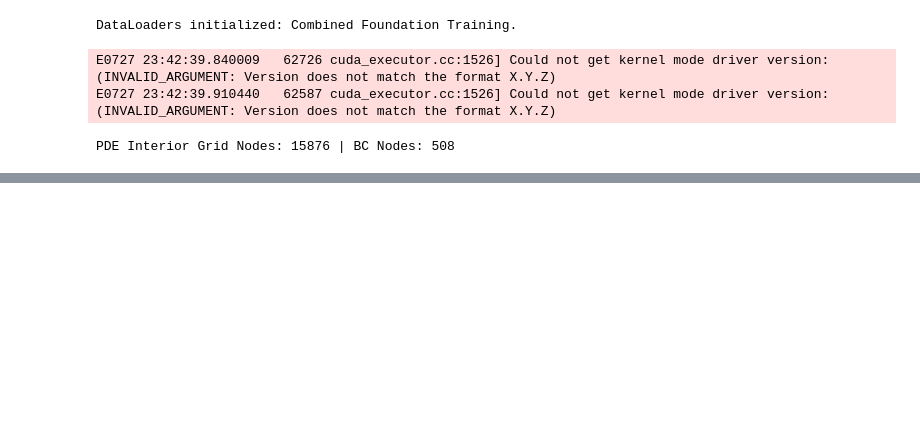
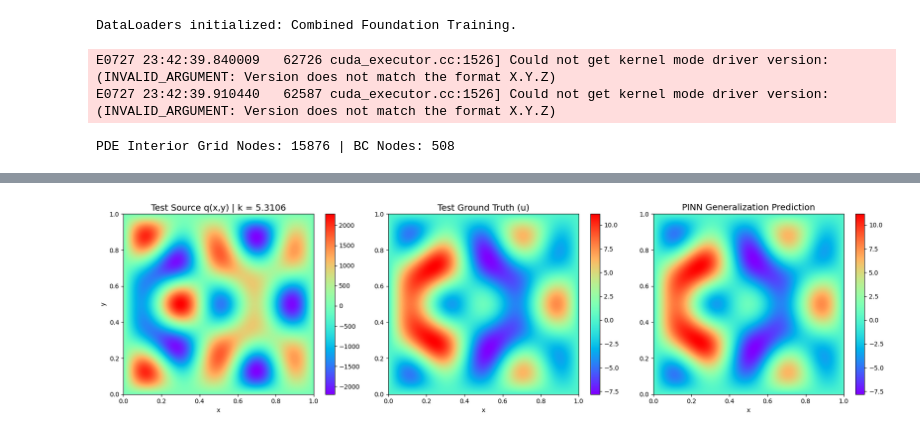
Before and after one commit to wang-yuancheng/piml, a Jupyter notebook: notebooks/poisson-gauss-helmholtz.ipynb, the cells around one changed output, grey strips where cells are left out. Cells and saved outputs as stored; diff of their text form; code cells hidden in the pictures; blank space fills up the shorter version.

```diff
--- a/notebooks/poisson-gauss-helmholtz.ipynb
+++ b/notebooks/poisson-gauss-helmholtz.ipynb
@@ -395,5 +433,5 @@ plt.show()
 # %%
-q_sample, k_sample, u_sim_sample = test_ds_h[3]
+q_sample, k_sample, u_sim_sample = test_ds_h[0]
 
 q_batch = q_sample[None, ...]
 k_batch = k_sample[None, ...]
@@ -404,13 +442,35 @@ w_plot = jax.scipy.linalg.solve(AtA, A_h.T @ b_h, assume_a='pos')
 f_features = f_spatial_vmap(params, x, y)
 u_pred = f_features @ w_plot
 
+# Relative L2 Error
+rel_l2 = jnp.linalg.norm(u_pred - u_sim_sample) / jnp.linalg.norm(u_sim_sample)
+
+# Data MSE Loss
+mse_loss = jnp.mean((u_pred - u_sim_sample) ** 2)
+
+# PDE Loss
+num_pde_pts = x.shape[0]
+pde_residual = A_h[:num_pde_pts] @ w_plot - b_h[:num_pde_pts]
+pde_loss = jnp.mean(pde_residual ** 2)
+
+# Boundary Condition Loss
+f_bc_vals = f_spatial_vmap(params, x_bc, y_bc)
+u_bc_pred = f_bc_vals @ w_plot
+bc_loss = jnp.mean(u_bc_pred ** 2) # Target is 0.0 for homogeneous Dirichlet
+
+print(f"--- Sample Metrics ---")
+print(f"Relative L2 Error : {rel_l2.item():.4e}")
+print(f"Data MSE Loss     : {mse_loss.item():.4e}")
+print(f"PDE Loss          : {pde_loss.item():.4e}")
+print(f"BC Loss           : {bc_loss.item():.4e}\n")
+
 q_plot = q_sample.reshape(nx, ny).T
 u_sim_plot = u_sim_sample.reshape(nx, ny).T
 u_pred_plot = u_pred.reshape(nx, ny).T
 
 ext = [0.0, 1.0, 0.0, 1.0]
 fig = plt.figure(figsize=(18, 5))
-titles = [f'Test Source q(x,y) | k = {float(k_sample):.4f}', 'Test Ground Truth (u)', 'PINN Generalization Prediction']
+titles = [f'Test Source q(x,y) | k = {k_sample.item():.4f}', 'Test Ground Truth (u)', 'PINN Generalization Prediction']
 maps = [q_plot, u_sim_plot, u_pred_plot]
 
 for i, (m, t) in enumerate(zip(maps, titles)):
@@ -423,3 +483,4 @@ for i, (m, t) in enumerate(zip(maps, titles)):
 
 plt.tight_layout()
 plt.show()
+# %% [output]
@@ -425,0 +492 @@ plt.show()
+[figure, added]
```
Also changed, not shown: parts of 5 cells of this notebook, 4 other files.
